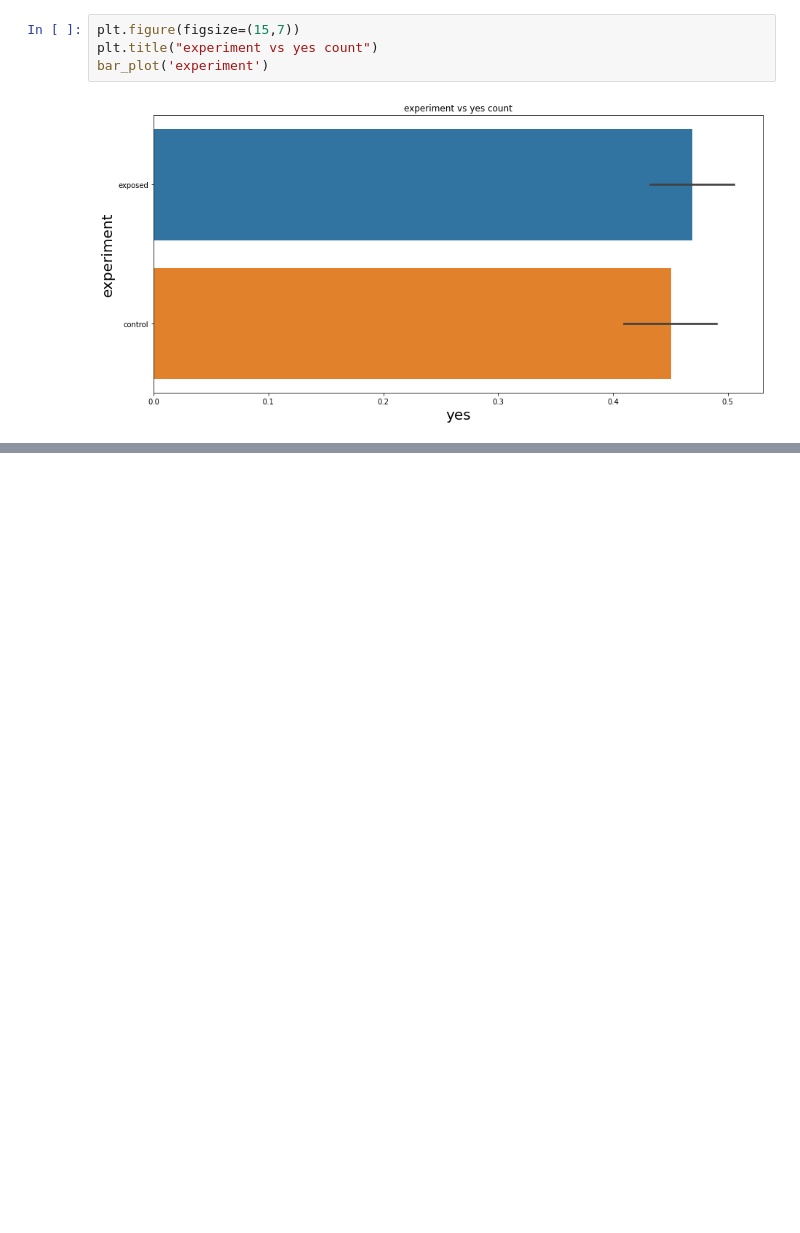
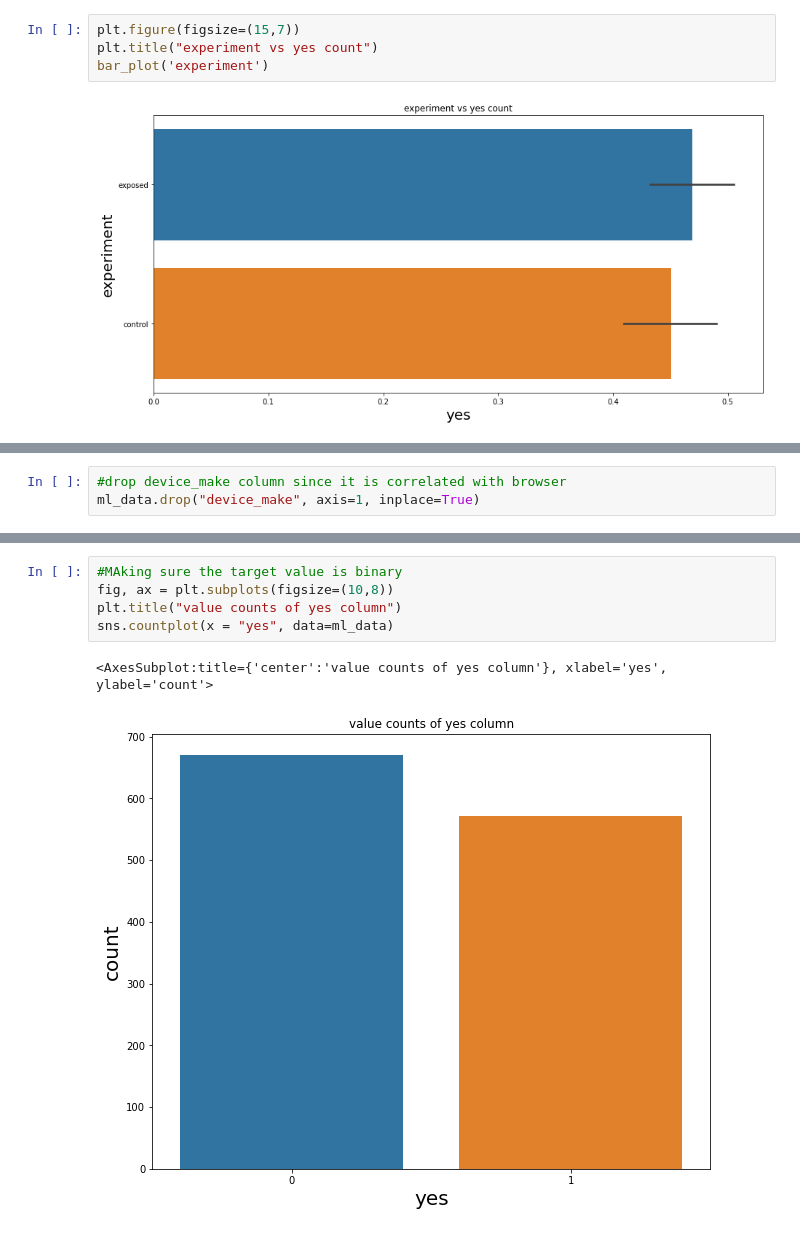
Before and after one commit to bezawitalemyimer/10xAc, a Jupyter notebook: week2_Adcampaign/notebooks/add_campaign.ipynb, the cells around one changed output, grey strips where cells are left out. Cells and saved outputs as stored; diff of their text form; blank space fills up the shorter version.

```diff
--- a/week2_Adcampaign/notebooks/add_campaign.ipynb
+++ b/week2_Adcampaign/notebooks/add_campaign.ipynb
@@ -278,0 +516,3 @@ answered.head(5)
+# %%
+#drop device_make column since it is correlated with browser
+ml_data.drop("device_make", axis=1, inplace=True)
@@ -278,0 +530,8 @@ answered.head(5)
+# %%
+#MAking sure the target value is binary
+fig, ax = plt.subplots(figsize=(10,8))
+plt.title("value counts of yes column")
+sns.countplot(x = "yes", data=ml_data)
+# %% [output]
+<AxesSubplot:title={'center':'value counts of yes column'}, xlabel='yes', ylabel='count'>
+[figure, added]
```
Also changed, not shown: parts of 63 cells of this notebook, 1 other file.
